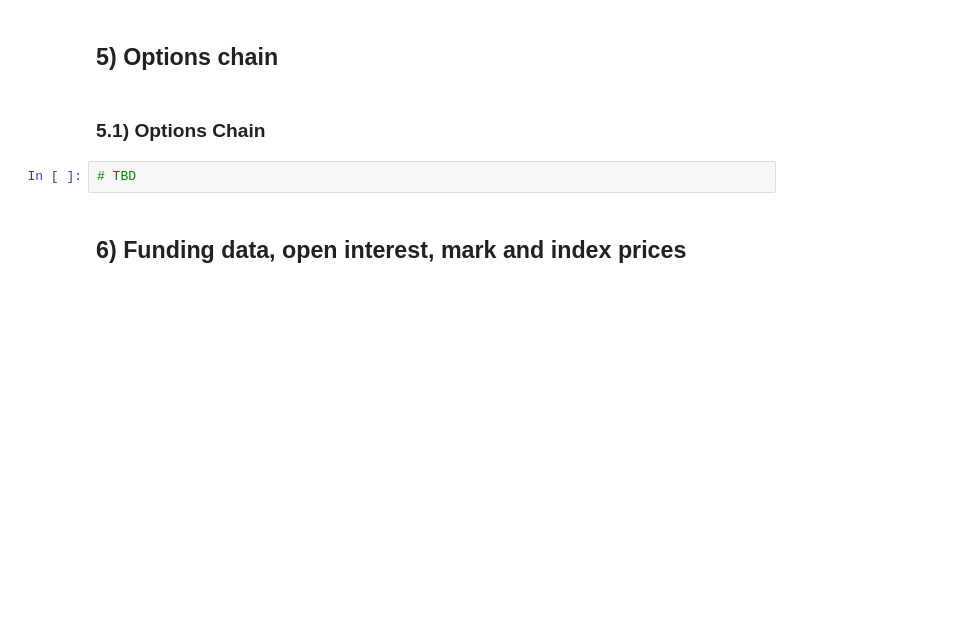
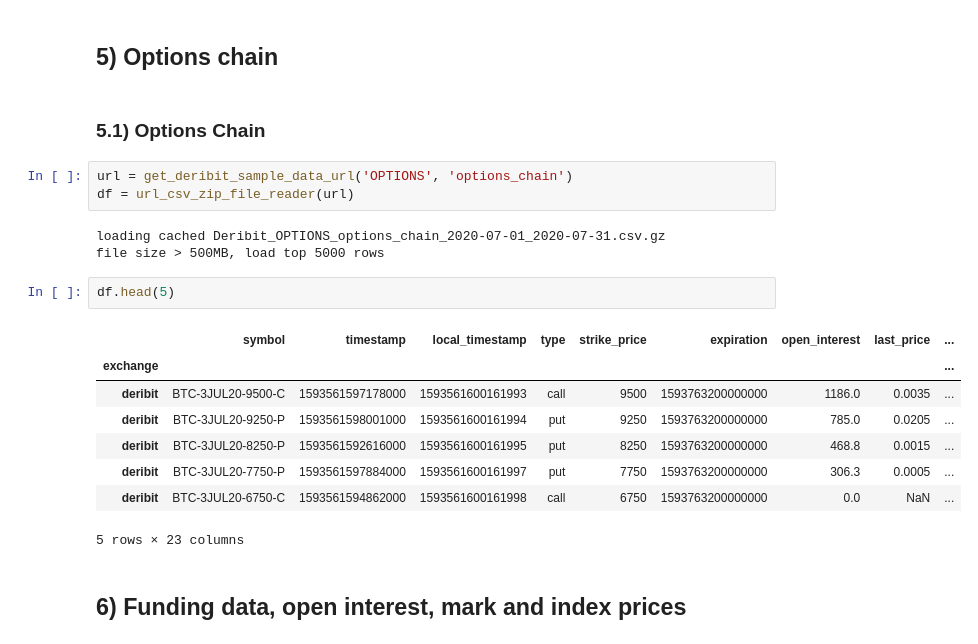
Before and after one commit to webclinic017/cdcqr-1, a Jupyter notebook: croqr/data/deribit/deribit_data.ipynb, the cells around one changed output. Drawn from its saved outputs; the diff is of its cells as text; blank space fills up the shorter version.

Commit message:
add option chain data

```diff
--- a/croqr/data/deribit/deribit_data.ipynb
+++ b/croqr/data/deribit/deribit_data.ipynb
@@ -309,7 +309,22 @@ file size > 500MB, load top 5000 rows
 # %% [markdown]
 ### 5.1) Options Chain
 # %%
-# TBD
+url = get_deribit_sample_data_url('OPTIONS', 'options_chain')
+df = url_csv_zip_file_reader(url)
+# %% [output]
+loading cached Deribit_OPTIONS_options_chain_2020-07-01_2020-07-31.csv.gz
+file size > 500MB, load top 5000 rows
+# %%
+df.head(5)
+# %% [output]
+|  | symbol | timestamp | local_timestamp | type | strike_price | expiration | open_interest | last_price | ... |
+| exchange |  |  |  |  |  |  |  |  | ... |
+| deribit | BTC-3JUL20-9500-C | 1593561597178000 | 1593561600161993 | call | 9500 | 1593763200000000 | 1186.0 | 0.0035 | ... |
+| deribit | BTC-3JUL20-9250-P | 1593561598001000 | 1593561600161994 | put | 9250 | 1593763200000000 | 785.0 | 0.0205 | ... |
+| deribit | BTC-3JUL20-8250-P | 1593561592616000 | 1593561600161995 | put | 8250 | 1593763200000000 | 468.8 | 0.0015 | ... |
+| deribit | BTC-3JUL20-7750-P | 1593561597884000 | 1593561600161997 | put | 7750 | 1593763200000000 | 306.3 | 0.0005 | ... |
+| deribit | BTC-3JUL20-6750-C | 1593561594862000 | 1593561600161998 | call | 6750 | 1593763200000000 | 0.0 | NaN | ... |
+5 rows × 23 columns
 # %% [markdown]
 ## 6) Funding data, open interest, mark and index prices
 # %% [markdown]
```
